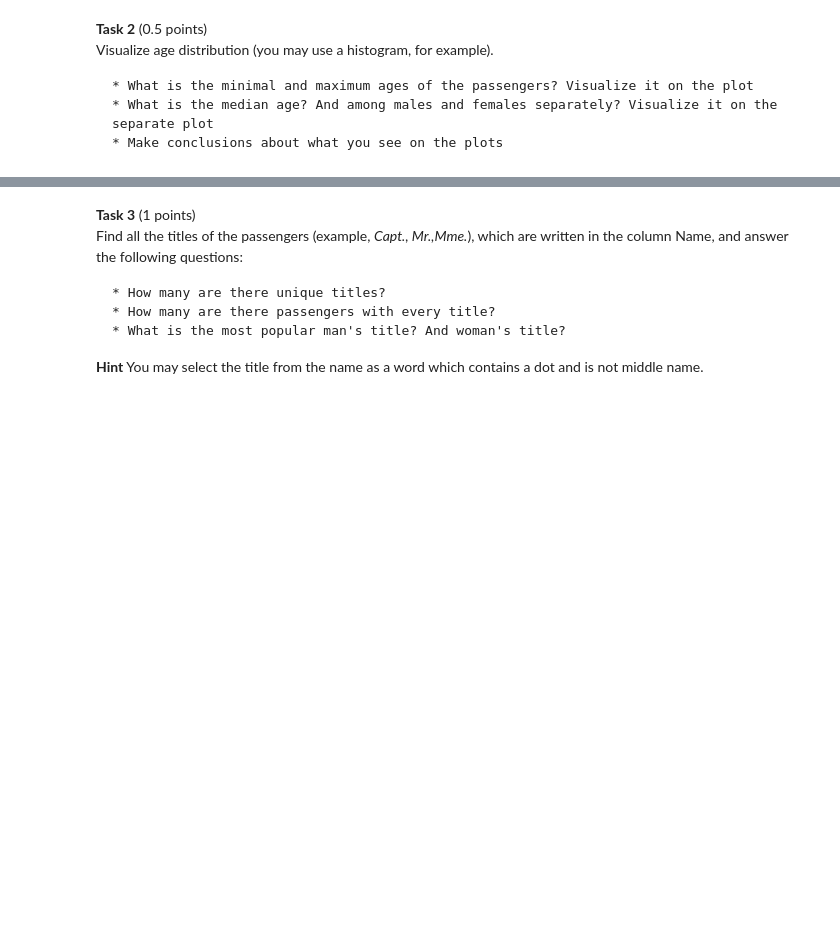
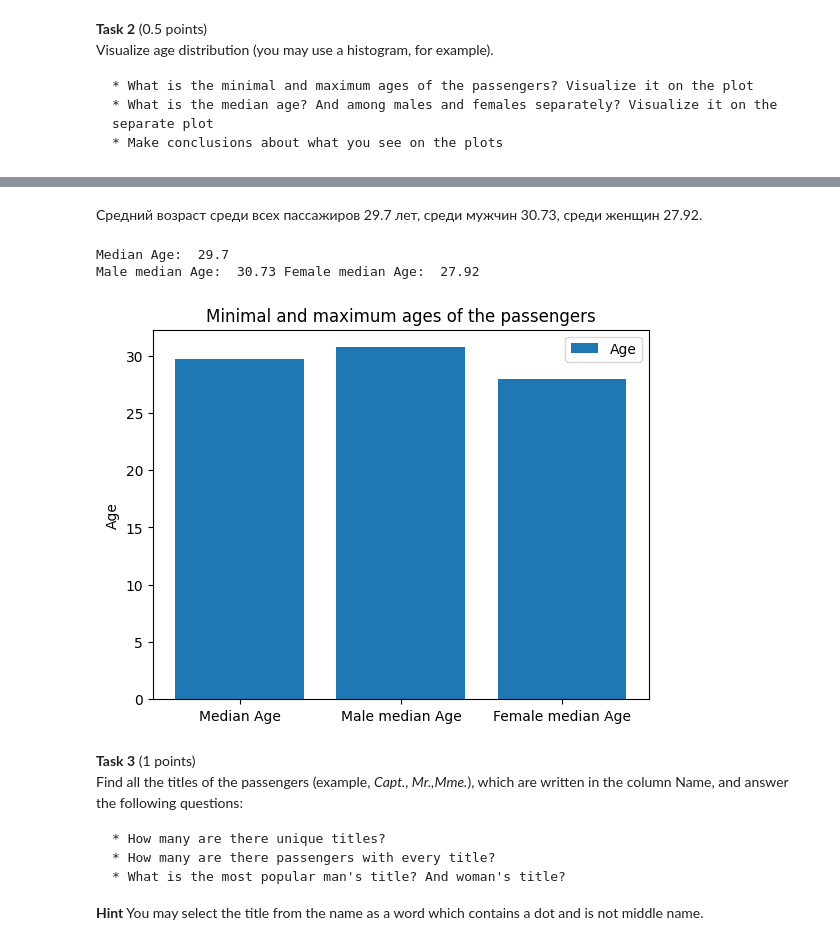
Before and after one commit to Bogdan108/ML, a Jupyter notebook: HW/Luckyanchuck_hw1_2023.ipynb, the cells around one changed output, grey strips where cells are left out. Drawn from its saved outputs; the diff is of its cells as text; code cells hidden in the pictures; blank space fills up the shorter version.

```diff
--- a/HW/Luckyanchuck_hw1_2023.ipynb
+++ b/HW/Luckyanchuck_hw1_2023.ipynb
@@ -498,3 +546,23 @@ Visualize age distribution (you may use a histogram, for example).
+# %% [markdown]
+Средний возраст среди всех пассажиров 29.7 лет, среди мужчин 30.73, среди женщин 27.92.
+# %%
+mean_age = dataset.Age.mean()
+print("Median Age: ", np.round(mean_age, 2))
+female_age, male_age = dataset.groupby(['Sex']).Age.mean()
+print("Male median Age: ", np.round(male_age, 2),
+      "Female median Age: ", np.round(female_age, 2))
+
+y = [mean_age, male_age, female_age]
+x = ["Median Age", "Male median Age", "Female median Age"]
+plt.bar(x, y, label='Age')
+plt.title('Minimal and maximum ages of the passengers')
+plt.ylabel('Age')
+plt.legend()
+plt.show()
+# %% [output]
+Median Age:  29.7
+Male median Age:  30.73 Female median Age:  27.92
+[figure, added]
 # %% [markdown]
 **Task 3** (1 points) <br/>
 Find all the titles of the passengers (example, *Capt., Mr.,Mme.*), which are written in the column Name, and answer the following questions:
```
Also changed, not shown: parts of 18 cells of this notebook.
